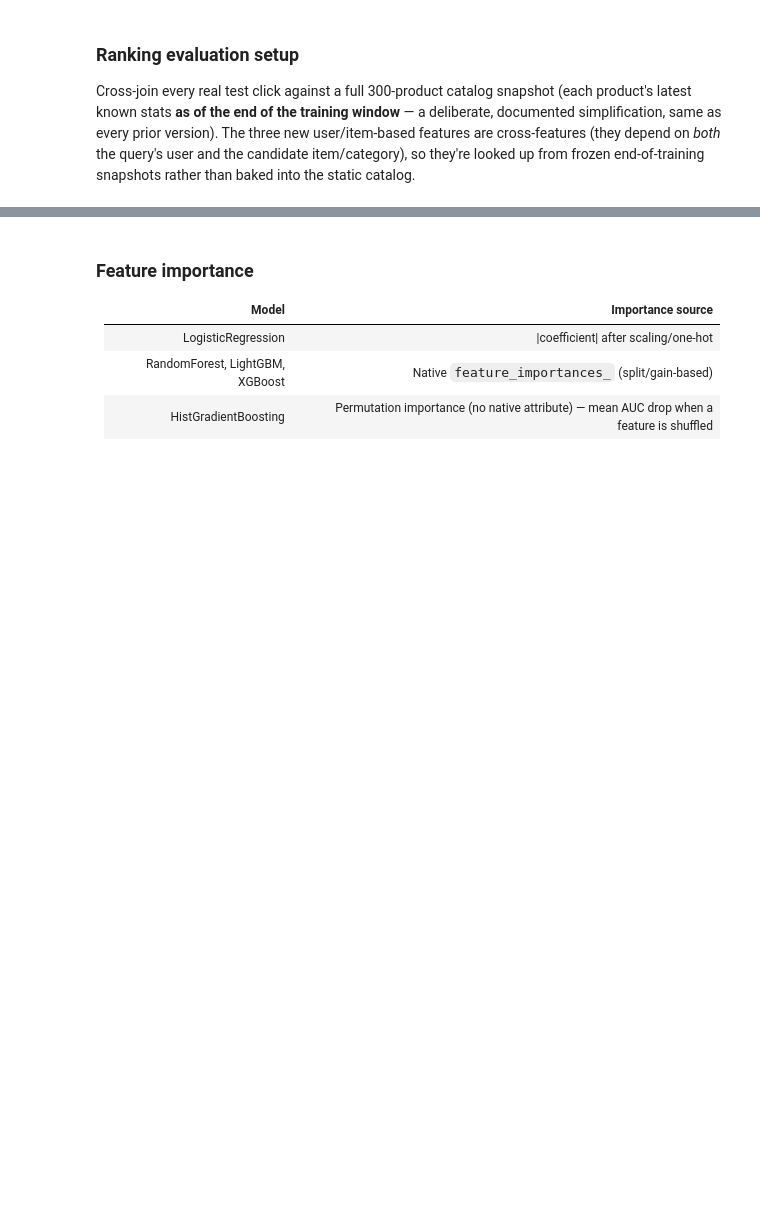
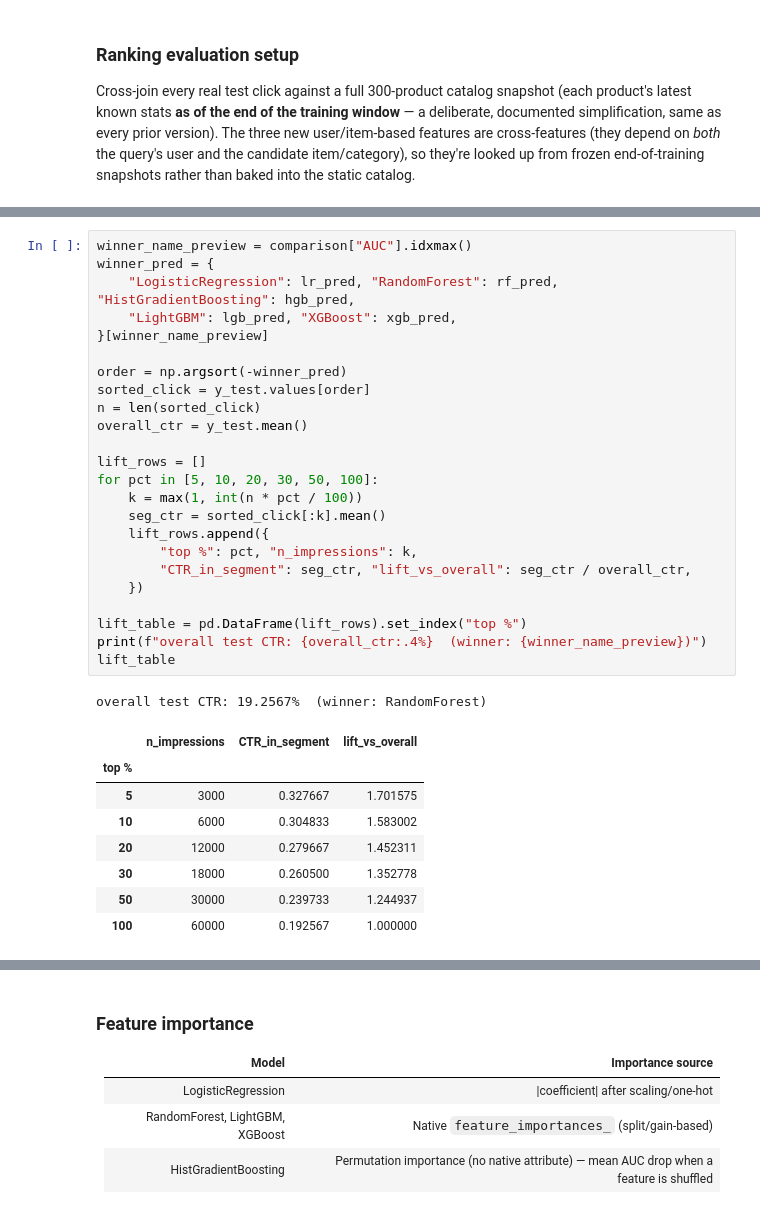
Before and after one commit to AIVIETNAM-AIO-TommyPhan/Recommendation-System-Taobao, a Jupyter notebook: experiment/Full_Training_Model.ipynb, the cells around one changed output, grey strips where cells are left out. Drawn from its saved outputs; the diff is of its cells as text; blank space fills up the shorter version.

```diff
--- a/experiment/Full_Training_Model.ipynb
+++ b/experiment/Full_Training_Model.ipynb
@@ -521,0 +754,34 @@ ranking-scored: XGBoost 234.2175304889679
+# %%
+winner_name_preview = comparison["AUC"].idxmax()
+winner_pred = {
+    "LogisticRegression": lr_pred, "RandomForest": rf_pred, "HistGradientBoosting": hgb_pred,
+    "LightGBM": lgb_pred, "XGBoost": xgb_pred,
+}[winner_name_preview]
+
+order = np.argsort(-winner_pred)
+sorted_click = y_test.values[order]
+n = len(sorted_click)
+overall_ctr = y_test.mean()
+
+lift_rows = []
+for pct in [5, 10, 20, 30, 50, 100]:
+    k = max(1, int(n * pct / 100))
+    seg_ctr = sorted_click[:k].mean()
+    lift_rows.append({
+        "top %": pct, "n_impressions": k,
+        "CTR_in_segment": seg_ctr, "lift_vs_overall": seg_ctr / overall_ctr,
+    })
+
+lift_table = pd.DataFrame(lift_rows).set_index("top %")
+print(f"overall test CTR: {overall_ctr:.4%}  (winner: {winner_name_preview})")
+lift_table
+# %% [output]
+overall test CTR: 19.2567%  (winner: RandomForest)
+|  | n_impressions | CTR_in_segment | lift_vs_overall |
+| top % |  |  |  |
+| 5 | 3000 | 0.327667 | 1.701575 |
+| 10 | 6000 | 0.304833 | 1.583002 |
+| 20 | 12000 | 0.279667 | 1.452311 |
+| 30 | 18000 | 0.260500 | 1.352778 |
+| 50 | 30000 | 0.239733 | 1.244937 |
+| 100 | 60000 | 0.192567 | 1.000000 |
```
Also changed, not shown: parts of 22 cells of this notebook, 14 other files.
